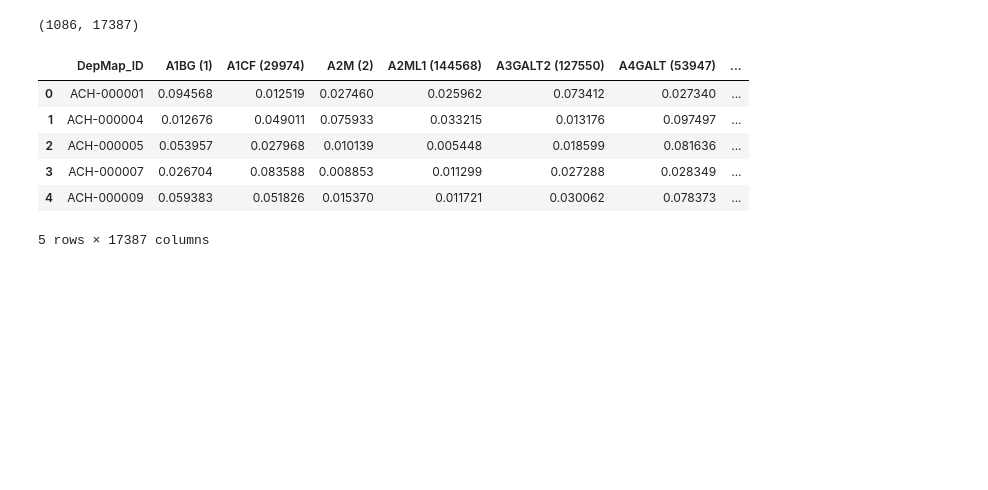
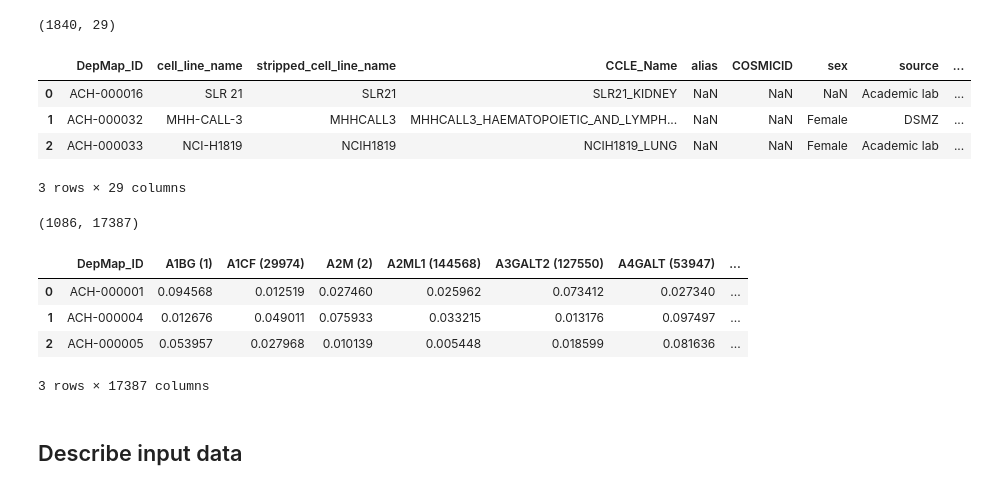
Before and after one commit to WayScience/gene_dependency_representations, a Jupyter notebook: 1.data-exploration/1.model_data_visualization.ipynb, the cells around one changed output. Drawn from its saved outputs; the diff is of its cells as text; code cells hidden in the pictures; blank space fills up the shorter version.

```diff
--- a/1.data-exploration/1.model_data_visualization.ipynb
+++ b/1.data-exploration/1.model_data_visualization.ipynb
@@ -38,13 +11,0 @@ df_model.head(5)
-# %%
-# print the parameters of the read file
-print(df_gene_dependency.shape)
-df_gene_dependency.head(5)
-# %% [output]
-(1086, 17387)
-|  | DepMap_ID | A1BG (1) | A1CF (29974) | A2M (2) | A2ML1 (144568) | A3GALT2 (127550) | A4GALT (53947) | ... |
-| 0 | ACH-000001 | 0.094568 | 0.012519 | 0.027460 | 0.025962 | 0.073412 | 0.027340 | ... |
-| 1 | ACH-000004 | 0.012676 | 0.049011 | 0.075933 | 0.033215 | 0.013176 | 0.097497 | ... |
-| 2 | ACH-000005 | 0.053957 | 0.027968 | 0.010139 | 0.005448 | 0.018599 | 0.081636 | ... |
-| 3 | ACH-000007 | 0.026704 | 0.083588 | 0.008853 | 0.011299 | 0.027288 | 0.028349 | ... |
-| 4 | ACH-000009 | 0.059383 | 0.051826 | 0.015370 | 0.011721 | 0.030062 | 0.078373 | ... |
-5 rows × 17387 columns
@@ -55,2 +42,30 @@ fig_dir.mkdir(exist_ok=True)
+# %%
+# Load model data
+model_df = pd.read_csv(model_input_file)
+
+print(model_df.shape)
+model_df.head(3)
+# %% [output]
+(1840, 29)
+|  | DepMap_ID | cell_line_name | stripped_cell_line_name | CCLE_Name | alias | COSMICID | sex | source | ... |
+| 0 | ACH-000016 | SLR 21 | SLR21 | SLR21_KIDNEY | NaN | NaN | NaN | Academic lab | ... |
+| 1 | ACH-000032 | MHH-CALL-3 | MHHCALL3 | MHHCALL3_HAEMATOPOIETIC_AND_LYMPH... | NaN | NaN | Female | DSMZ | ... |
+| 2 | ACH-000033 | NCI-H1819 | NCIH1819 | NCIH1819_LUNG | NaN | NaN | Female | Academic lab | ... |
+3 rows × 29 columns
+# %%
+# Load dependency data
+gene_dependency_df = pd.read_csv(crispr_input_file)
+
+print(gene_dependency_df.shape)
+gene_dependency_df.head(3)
+# %% [output]
+(1086, 17387)
+|  | DepMap_ID | A1BG (1) | A1CF (29974) | A2M (2) | A2ML1 (144568) | A3GALT2 (127550) | A4GALT (53947) | ... |
+| 0 | ACH-000001 | 0.094568 | 0.012519 | 0.027460 | 0.025962 | 0.073412 | 0.027340 | ... |
+| 1 | ACH-000004 | 0.012676 | 0.049011 | 0.075933 | 0.033215 | 0.013176 | 0.097497 | ... |
+| 2 | ACH-000005 | 0.053957 | 0.027968 | 0.010139 | 0.005448 | 0.018599 | 0.081636 | ... |
+3 rows × 17387 columns
+# %% [markdown]
+## Describe input data
 # %%
 # Model.csv visualization
```
Also changed, not shown: parts of 25 cells of this notebook, 1 other file.
